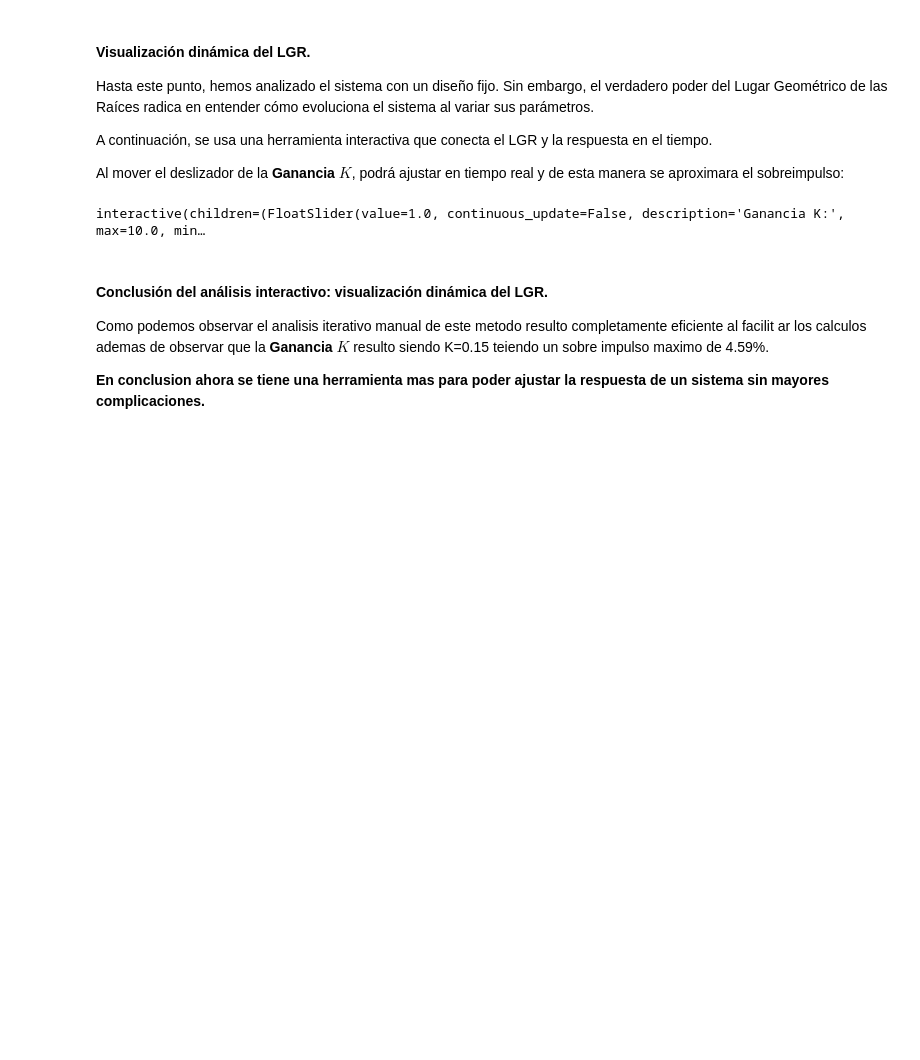
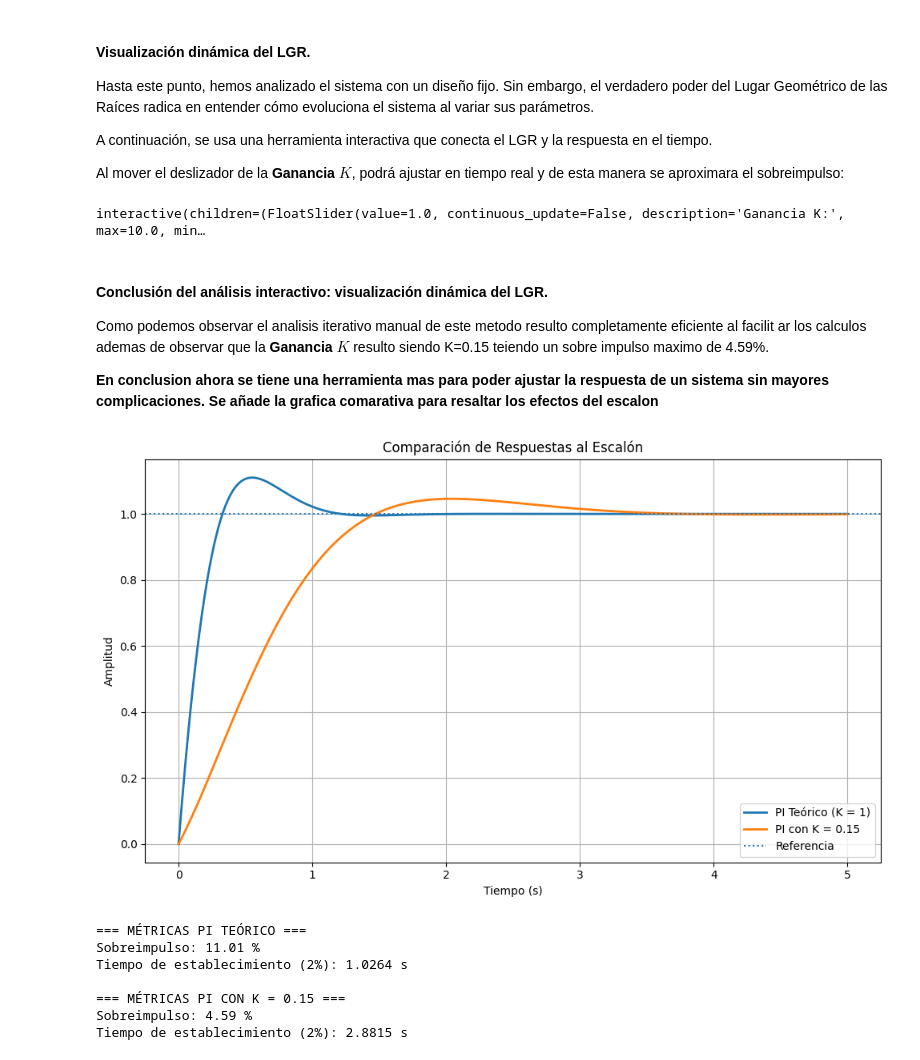
Before and after one commit to gomr010831-hue/Examenes-, a Jupyter notebook: E_3_Asignacion_de_polos.ipynb, the cells around one changed output. Saved outputs shown, nothing was run; the diff lists cells and outputs as text; code cells hidden in the pictures; blank space fills up the shorter version.

```diff
--- a/E_3_Asignacion_de_polos.ipynb
+++ b/E_3_Asignacion_de_polos.ipynb
@@ -352,3 +352,68 @@ sobre impulso maximo de 4.59%.
 
 **En conclusion ahora se tiene una herramienta mas para poder ajustar la respuesta de un sistema sin
 mayores complicaciones.**
+**Se añade la grafica comarativa para resaltar los efectos del escalon**
+# %%
+import control as ct
+import matplotlib.pyplot as plt
+import numpy as np
+
+# --- 1. Definición de la Planta ---
+num_p = [10]
+den_p = [1, 2]
+Gp = ct.tf(num_p, den_p)
+
+# --- 2. Controlador PI Teórico ---
+Kp_teo = 0.507
+Ki_teo = 2.5
+Gc = ct.tf([Kp_teo, Ki_teo], [1, 0])
+
+# --- 3. Sistema con PI Teórico (SIN K adicional) ---
+G_LC_teo = ct.feedback(Gc * Gp, 1)
+
+# --- 4. Sistema con K = 0.15 ---
+K = 0.15
+G_LC_K = ct.feedback(K * Gc * Gp, 1)
+
+# --- 5. Vector de tiempo ---
+t = np.linspace(0, 5, 1000)
+
+# --- 6. Respuestas al escalón ---
+_, y_teo = ct.step_response(G_LC_teo, T=t)
+_, y_K = ct.step_response(G_LC_K, T=t)
+
+# --- 7. GRÁFICA COMBINADA ---
+plt.figure(figsize=(10, 6))
+
+plt.plot(t, y_teo, linewidth=2, label='PI Teórico (K = 1)')
+plt.plot(t, y_K,  linewidth=2, label='PI con K = 0.15')
+
+plt.axhline(1, linestyle=':', label='Referencia')
+plt.grid(True)
+plt.title('Comparación de Respuestas al Escalón')
+plt.xlabel('Tiempo (s)')
+plt.ylabel('Amplitud')
+plt.legend()
+plt.tight_layout()
+plt.show()
+
+# --- 8. MÉTRICAS DE AMBOS SISTEMAS ---
+info_teo = ct.step_info(G_LC_teo)
+info_K   = ct.step_info(G_LC_K)
+
+print("\n=== MÉTRICAS PI TEÓRICO ===")
+print(f"Sobreimpulso: {info_teo['Overshoot']:.2f} %")
+print(f"Tiempo de establecimiento (2%): {info_teo['SettlingTime']:.4f} s")
+
+print("\n=== MÉTRICAS PI CON K = 0.15 ===")
+print(f"Sobreimpulso: {info_K['Overshoot']:.2f} %")
+print(f"Tiempo de establecimiento (2%): {info_K['SettlingTime']:.4f} s")
+# %% [output]
+[figure, added]
+=== MÉTRICAS PI TEÓRICO ===
+Sobreimpulso: 11.01 %
+Tiempo de establecimiento (2%): 1.0264 s
+
+=== MÉTRICAS PI CON K = 0.15 ===
+Sobreimpulso: 4.59 %
+Tiempo de establecimiento (2%): 2.8815 s
```
Also changed, not shown: parts of 2 cells of this notebook.
